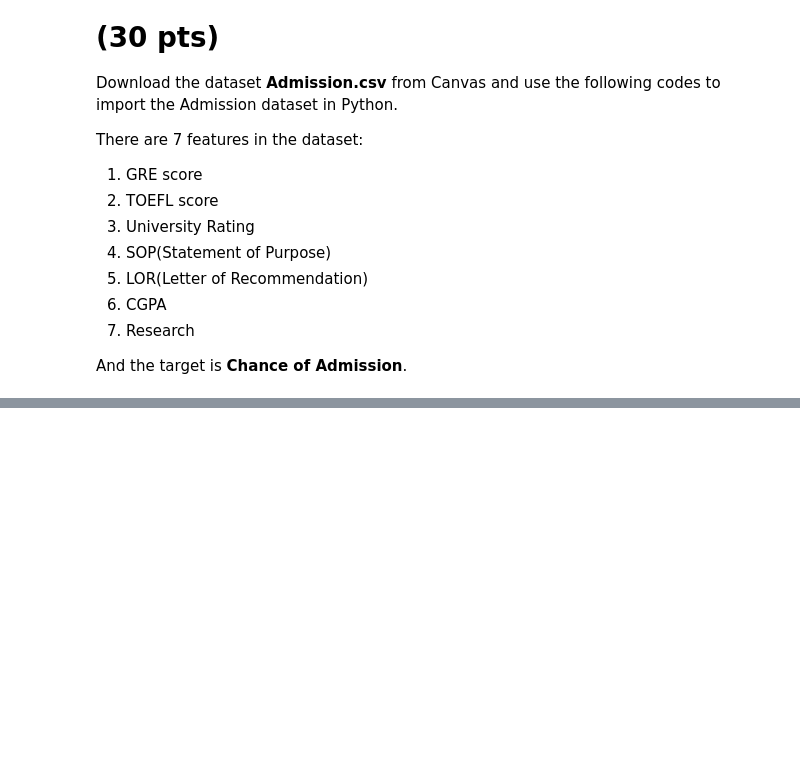
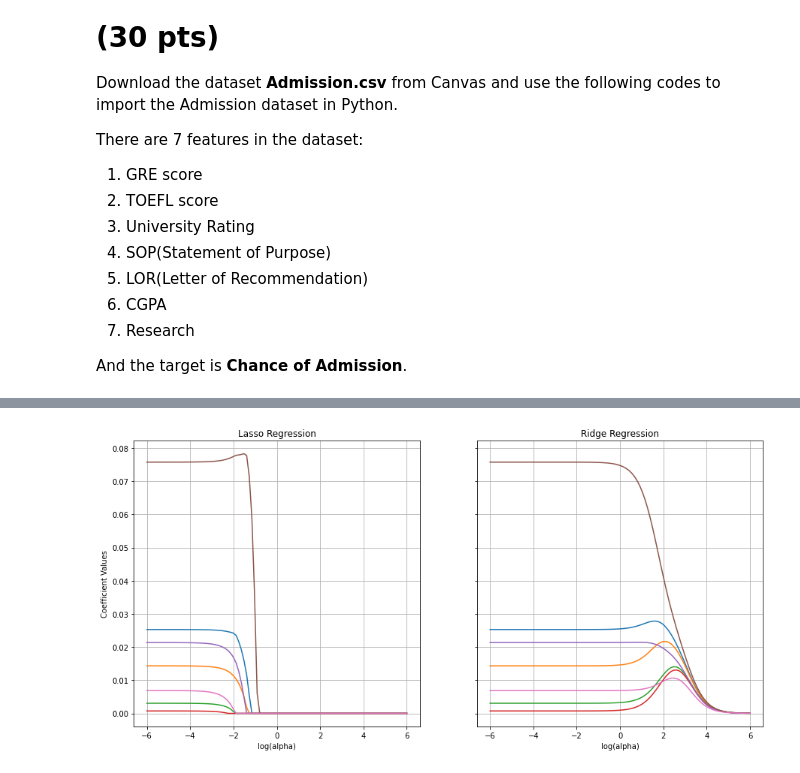
Before and after one commit to rohitashwachaks/MIS-382N-Adv.-Machine-Learning, a Jupyter notebook: assignment/MIS_382N_HW1-1.ipynb, the cells around one changed output, grey strips where cells are left out. Cells and saved outputs as stored; diff of their text form; code cells hidden in the pictures; blank space fills up the shorter version.

```diff
--- a/assignment/MIS_382N_HW1-1.ipynb
+++ b/assignment/MIS_382N_HW1-1.ipynb
@@ -85,0 +142,6 @@ X = df.drop(['Chance_of_Admit'], axis=1) # We keep the remaining columns as the
+# %%
+from sklearn.model_selection import train_test_split
+X_train, X_test, y_train, y_test = train_test_split(X, y, test_size=0.25, random_state=50)
+print("Size of Original data: ",y.shape[0])
+print("Size of Test data (25%): ",y_test.shape[0])
+print("Size of Training data (75%): ",y_train.shape[0])
@@ -85,0 +152,5 @@ X = df.drop(['Chance_of_Admit'], axis=1) # We keep the remaining columns as the
+# %%
+from sklearn.preprocessing import scale
+X_train_tr = scale(X_train)
+X_test_tr = scale(X_test)
+print(X_train_tr[0:5])
@@ -117,0 +235,34 @@ Why do we need to scale the data before regularization (2pts)?
+# %%
+lasso_coeffs = pd.DataFrame(columns=X_train.columns, index=alpha_list)
+
+for alpha in alpha_list:
+    lmdl = linear_model.Lasso(alpha= alpha)
+    lmdl.fit(X_train_tr,y_train)
+    lasso_coeffs.loc[alpha] = lmdl.coef_
+# %%
+ridge_coeffs = pd.DataFrame(columns=X_train.columns, index=alpha_list)
+
+for alpha in alpha_list:
+    rmdl = linear_model.Ridge(alpha= alpha)
+    rmdl.fit(X_train_tr,y_train)
+    ridge_coeffs.loc[alpha] = rmdl.coef_
+# %%
+import matplotlib.pyplot as plt
+
+fig, ax = plt.subplots(1,2, sharey=True, sharex=True)
+fig.set_size_inches(15, 7,  forward=True)
+
+ax[0].plot(np.log10(alpha_list),lasso_coeffs, label = lasso_coeffs.columns)
+ax[0].set_ylabel("Coefficient Values")
+ax[0].set_xlabel("log(alpha)")
+ax[0].set_title("Lasso Regression")
+ax[0].set_label(lasso_coeffs.columns)
+ax[0].grid(True)
+
+ax[1].plot(np.log10(alpha_list),ridge_coeffs, label = ridge_coeffs.columns)
+# ax[1].set_ylabel("Coefficient Values")
+ax[1].set_xlabel("log(alpha)")
+ax[1].set_title("Ridge Regression")
+ax[1].grid(True)
+# %% [output]
+[figure, added]
```
Also changed, not shown: parts of 27 cells of this notebook, 2 other files.
